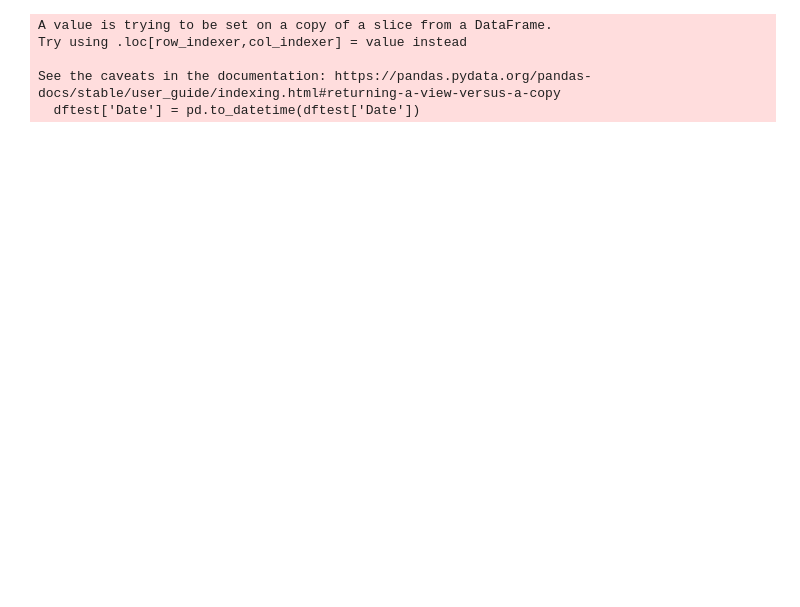
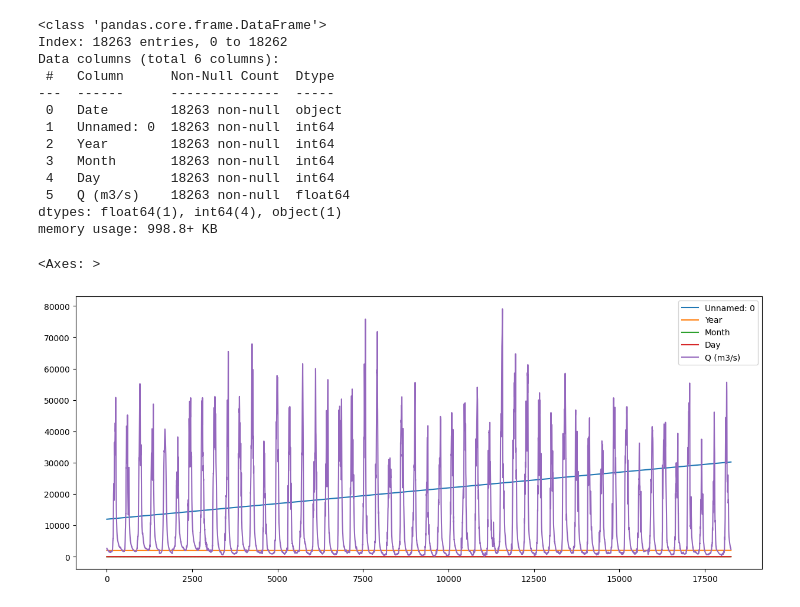
Before and after one commit to GVSU-CIS635/projects-outliers, a Jupyter notebook: Arima_model.ipynb, the cells around one changed output. Drawn from its saved outputs; the diff is of its cells as text; code cells hidden in the pictures; blank space fills up the shorter version.

Commit message:
updated ARIMA model

```diff
--- a/Arima_model.ipynb
+++ b/Arima_model.ipynb
@@ -30,8 +48,6 @@ pd.set_option('display.max_rows', None)
 # %%
 #import dataset
 url = "streamflow_filled_ARIMA.csv"
-data = pd.read_csv(url)
+df = pd.read_csv(url)
+dftrain = df[df['Year'] != 2017]
+dftest = df[df['Year'] == 2017]
-# %%
-#split dataset to have a smaller dataset for model testing
-dftrain = data[data['Year'] < 2016]
-dftest = data[data['Year'] >= 2016]
@@ -41,12 +54,20 @@ from statsmodels.tsa.statespace.sarimax import SARIMAX
-# %%
-#prepping data for model
-dftest['Date'] = pd.to_datetime(dftest['Date'])
-dftest = dftest.set_index('Date')
-series = dftest['Q (m3/s)']
-series = series.asfreq('D')
-# %% [output]
-A value is trying to be set on a copy of a slice from a DataFrame.
-Try using .loc[row_indexer,col_indexer] = value instead
-
-See the caveats in the documentation: https://pandas.pydata.org/pandas-docs/stable/user_guide/indexing.html#returning-a-view-versus-a-copy
-  dftest['Date'] = pd.to_datetime(dftest['Date'])
+# %%
+dftrain.info()
+
+dftrain.plot()
+# %% [output]
+<class 'pandas.core.frame.DataFrame'>
+Index: 18263 entries, 0 to 18262
+Data columns (total 6 columns):
+ #   Column      Non-Null Count  Dtype
+---  ------      --------------  -----
+ 0   Date        18263 non-null  object
+ 1   Unnamed: 0  18263 non-null  int64
+ 2   Year        18263 non-null  int64
+ 3   Month       18263 non-null  int64
+ 4   Day         18263 non-null  int64
+ 5   Q (m3/s)    18263 non-null  float64
+dtypes: float64(1), int64(4), object(1)
+memory usage: 998.8+ KB
+<Axes: >
+[figure, added]
```
Also changed, not shown: parts of 17 cells of this notebook.
